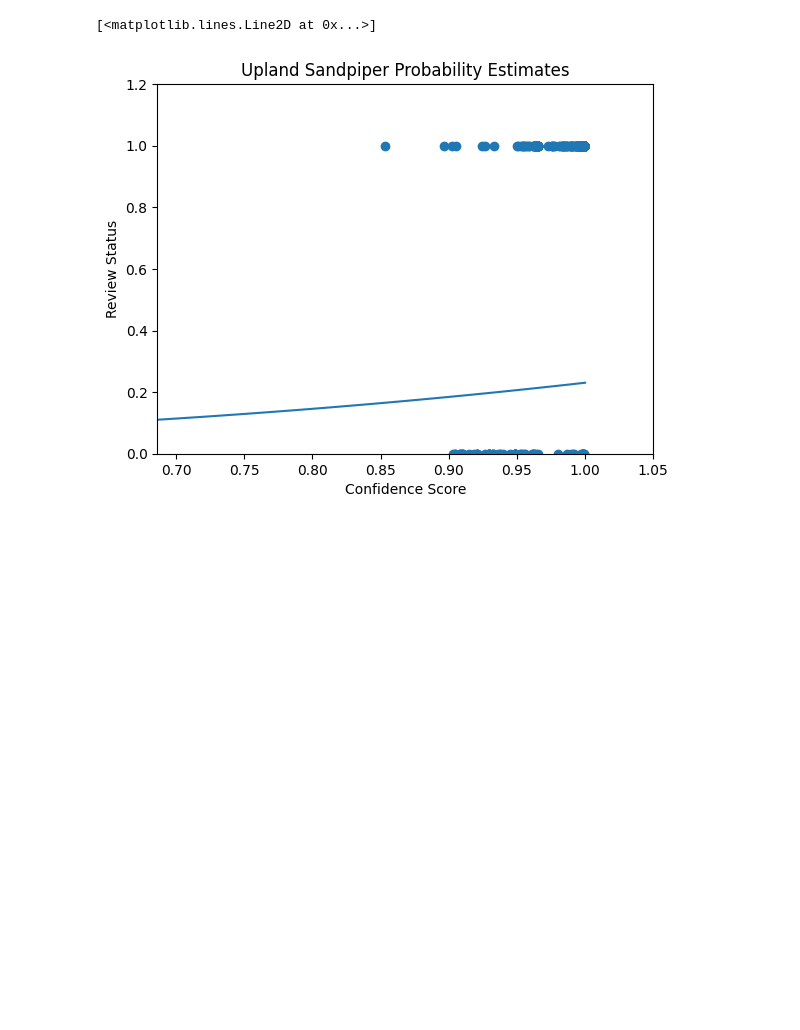
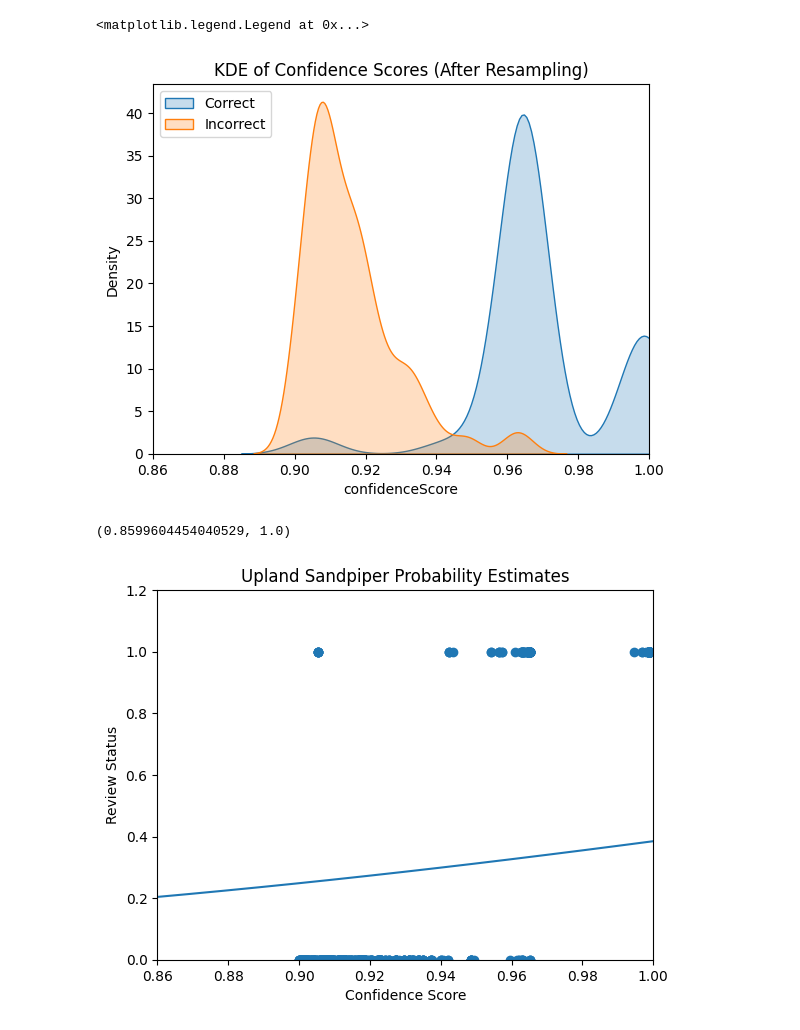
Before and after one commit to eshlei/montana-shorebirds, a Jupyter notebook: mpg.ipynb, the cells around one changed output. Saved outputs shown, nothing was run; the diff lists cells and outputs as text; code cells hidden in the pictures; blank space fills up the shorter version.

```diff
--- a/mpg.ipynb
+++ b/mpg.ipynb
@@ -74,11 +134,26 @@ y_prob = logr.predict_proba(x_range)[:, 1]
+# %%
+sns.kdeplot(data=df_resampled[df_resampled['reviewStatusBinary'] == 1], x='confidenceScore', label='Correct', fill=True)
+sns.kdeplot(data=df_resampled[df_resampled['reviewStatusBinary'] == 0], x='confidenceScore', label='Incorrect', fill=True)
+plt.title('KDE of Confidence Scores (After Resampling)')
+plt.xlim(df['confidenceScore'].quantile(1e-4), 1)
+plt.legend()
+# %% [output]
+<matplotlib.legend.Legend at 0x...>
+[figure, added]
 # %%
-plt.scatter(df['confidenceScore'], df['reviewStatusBinary'])
-plt.xlim(df['confidenceScore'].min(), 1.05)
+logr = LogisticRegression()
+logr.fit(X, y)
+
+plt.scatter(df_resampled['confidenceScore'], df_resampled['reviewStatusBinary'])
 plt.ylim(0, 1.2)
 plt.xlabel('Confidence Score')
 plt.ylabel('Review Status')
-plt.title(f'{plot_label} Probability Estimates')
+plt.title(f'{common_names[taxon]} Probability Estimates')
+
+x_range = np.linspace(0, 1, 100).reshape(-1, 1)
+y_prob = logr.predict_proba(x_range)[:, 1]
 plt.plot(x_range, y_prob)
+plt.xlim(df['confidenceScore'].quantile(1e-4), 1)
 # %% [output]
-[<matplotlib.lines.Line2D at 0x...>]
+(0.8599604454040529, 1.0)
-[figure, old version]
+[figure, new version]
```
Also changed, not shown: parts of 9 cells of this notebook, 13 other files.
